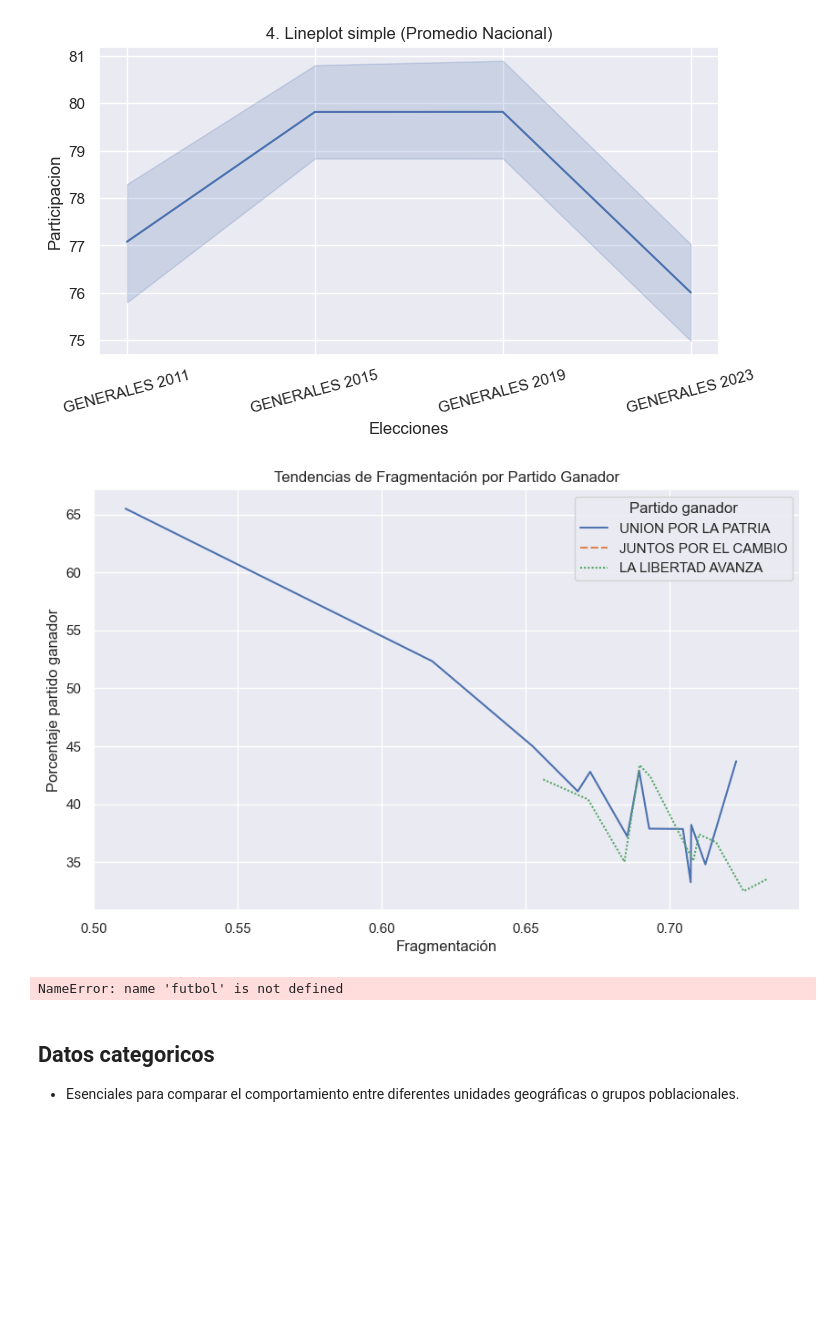
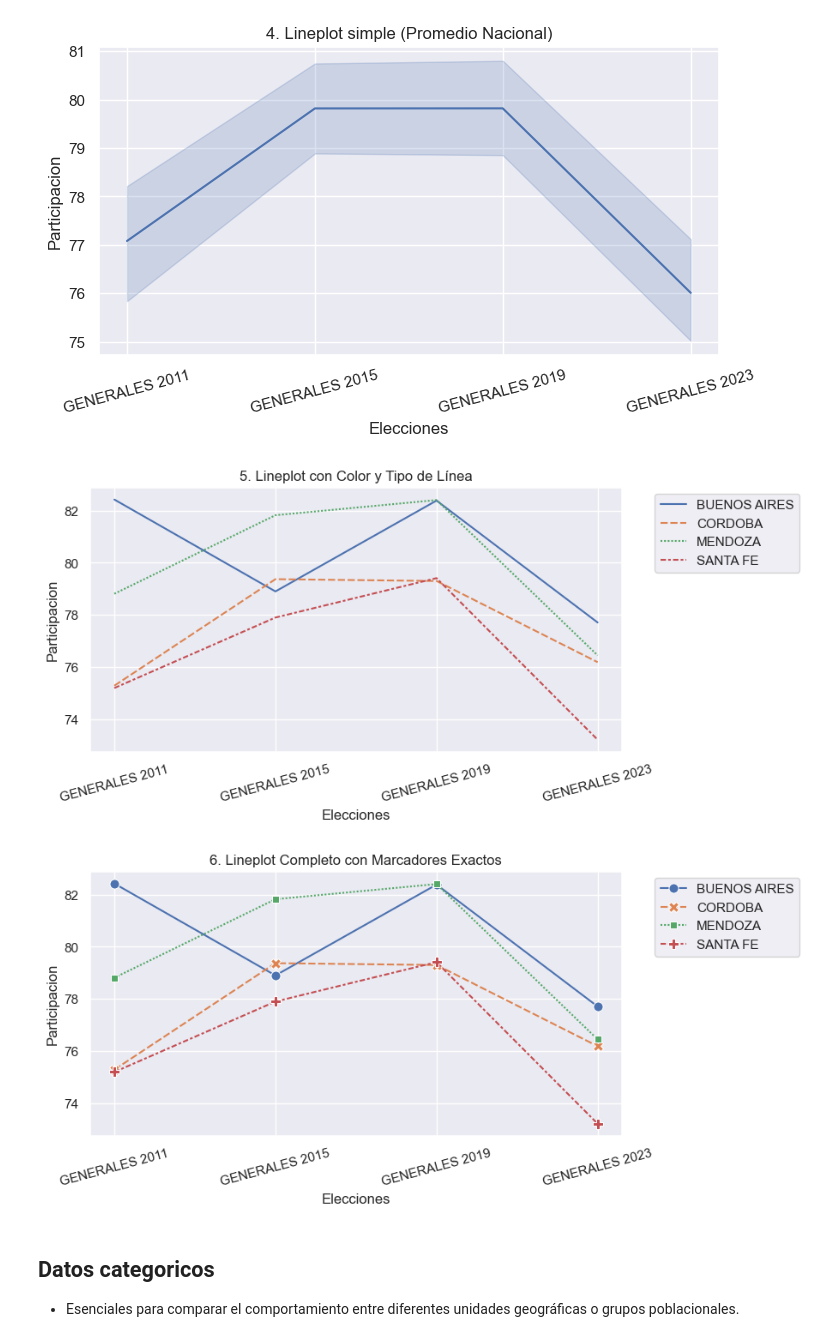
Before and after one commit to fedestarosta/DS, a Jupyter notebook: Clase_08_Visualizacion.ipynb, the cells around one changed output. Drawn from its saved outputs; the diff is of its cells as text; code cells hidden in the pictures; blank space fills up the shorter version.

```diff
--- a/Clase_08_Visualizacion.ipynb
+++ b/Clase_08_Visualizacion.ipynb
@@ -167,9 +167,9 @@ plt.show()
 # %%
 # Para generar graficos de serie temporal, usamos otro dataset con comparativa de elecciones presidenciales.
 # 1. Cargamos los datos
-df = pd.read_csv('media/datos_electorales_presidente - comparativa temporal.csv')
+df_comparativa_elecciones = pd.read_csv('media/datos_electorales_presidente - comparativa temporal.csv')
 # 2. LIMPIEZA CLAVE: Nos quedamos con 1 sola fila por provincia/año para no falsear la estadística
-df_lineas = df.drop_duplicates(subset=['id', 'Elecciones', 'Participacion']).copy()
+df_lineas = df_comparativa_elecciones.drop_duplicates(subset=['id', 'Elecciones', 'Participacion']).copy()
 
 # Ordenamos cronológicamente para que la línea no vaya de adelante hacia atrás
 df_lineas['Elecciones'] = pd.Categorical(df_lineas['Elecciones'],
@@ -213,21 +214,25 @@ plt.show()
 # %% [output]
 [figure]
 # %%
-plt.figure(figsize=(10, 6))
-# hue diferencia por color, style cambia el trazo de la línea según el partido
-ax = sns.lineplot(x='Fragmentación',
-                  y='Porcentaje partido ganador',
-                  data=df_elecciones,
-                  hue='Partido ganador',
-                  style='Partido ganador')
-plt.title('Tendencias de Fragmentación por Partido Ganador')
+# LINEPLOT: Color y Estilo por provincia
+plt.figure(figsize=(8, 4))
+sns.lineplot(x='Elecciones', y='Participacion', hue='id', style='id', data=df_4provincias)
+plt.title('5. Lineplot con Color y Tipo de Línea')
+plt.xticks(rotation=15)
+plt.legend(bbox_to_anchor=(1.05, 1), loc='upper left') # Mueve la leyenda afuera
 plt.show()
 # %% [output]
-[figure, old version]
+[figure, new version]
 # %%
-ax = sns.lineplot(x='valor' , y='inversion_relativa', data = futbol , hue= 'ascenso' , style= 'ascenso' , markers=True)
+# LINEPLOT: Color, Estilo y Marcadores (Puntitos)
+plt.figure(figsize=(8, 4))
+sns.lineplot(x='Elecciones', y='Participacion', hue='id', style='id', markers=True, markersize=8, data=df_4provincias)
+plt.title('6. Lineplot Completo con Marcadores Exactos')
+plt.xticks(rotation=15)
+plt.legend(bbox_to_anchor=(1.05, 1), loc='upper left')
+plt.show()
 # %% [output]
-NameError: name 'futbol' is not defined
+[figure, added]
 # %% [markdown]
 ## Datos categoricos
 + Esenciales para comparar el comportamiento entre diferentes unidades geográficas o grupos poblacionales.
```
Also changed, not shown: parts of 19 cells of this notebook, 2 other files.
